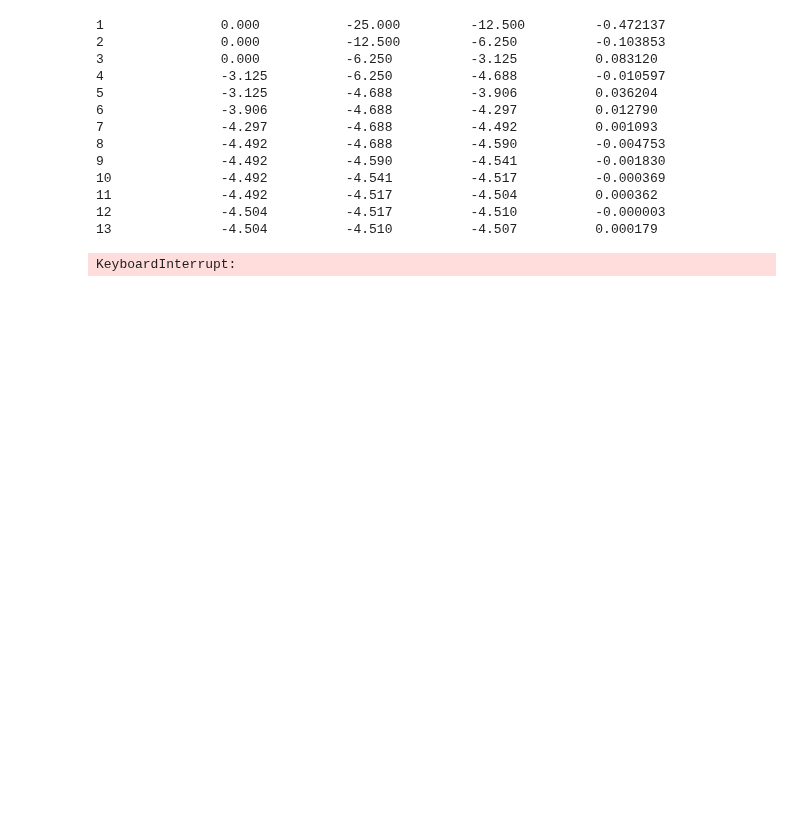
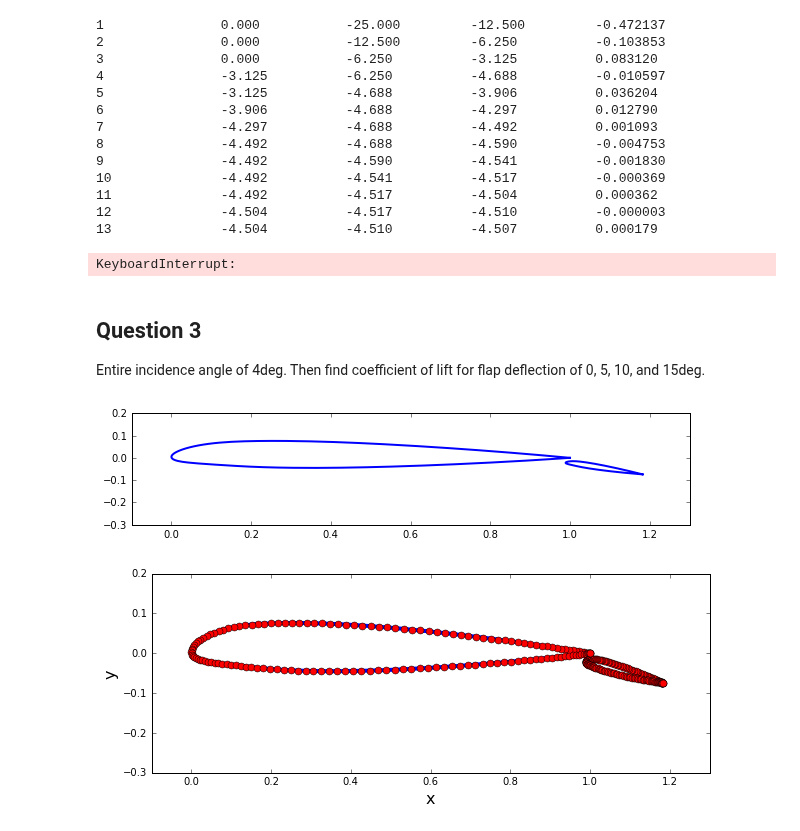
Before and after one commit to lpgleaves/mae6226-workspace, a Jupyter notebook: assignment-03-part-2.ipynb, the cells around one changed output. Cells and saved outputs as stored; diff of their text form; code cells hidden in the pictures; blank space fills up the shorter version.

```diff
--- a/assignment-03-part-2.ipynb
+++ b/assignment-03-part-2.ipynb
@@ -338,7 +338,6 @@ while c > 0.001:
 
     for panel in panels:
         lift -= panel.cp * panel.length * math.sin(panel.beta)
-        drag += panel.cp * panel.length * math.cos(panel.beta)
 
     print(str(run) + '\t\t%.3f\t\t%.3f\t\t%.3f\t\t%.6f' % (value1, value2, midpoint, lift))
 
@@ -369,3 +368,65 @@ run             value1          value2          testpoint       test-lift
 12              -4.504          -4.517          -4.510          -0.000003
 13              -4.504          -4.510          -4.507          0.000179
 KeyboardInterrupt:
+# %% [markdown]
+## Question 3
+
+Entire incidence angle of 4deg. Then find coefficient of lift for flap deflection of 0, 5, 10, and 15deg.
+# %%
+# picking up some x and y values
+mainfoilpath = os.path.join('resources','NACA23012_MainFoil.csv')
+with open (mainfoilpath, 'r') as file_name:
+    xmain, ymain = numpy.loadtxt(file_name, dtype=float, delimiter=',', unpack=True)
+
+flapfoilpath = os.path.join('resources','NACA23012_FlapFoil.csv')
+with open (flapfoilpath, 'r') as file_name:
+    xflap, yflap = numpy.loadtxt(file_name, dtype=float, delimiter=',', unpack=True)
+
+alpha = 4
+u_inf = 1
+freestream = Freestream(u_inf, alpha)
+
+theta = 15
+xc, yc = 1.03, -0.054
+xflap, yflap = theta_transform(xflap, yflap, xc, yc, theta)
+
+mainpanels = cam_define_panels(xmain,ymain,len(xmain)-1)
+flappanels = cam_define_panels(xflap,yflap,len(xflap)-1)
+panels = numpy.concatenate((mainpanels, flappanels), axis=0)
+
+A, At = build_matrix(panels)
+
+
+xa, xz, ya, yz = -0.1, 1.3, -0.3, 0.2
+
+pyplot.figure(figsize=(10,2))
+pyplot.plot(xmain, ymain, xflap, yflap,  color='b', linestyle='-', linewidth=2)
+pyplot.xlim(xa, xz)
+pyplot.ylim(ya, yz);
+
+# and plot this
+width = 10
+pyplot.figure(figsize=(width, width))
+pyplot.xlabel('x', fontsize=16)
+pyplot.ylabel('y', fontsize=16)
+pyplot.plot(xmain, ymain, xflap, yflap, color='b', linestyle='-', linewidth=4)
+pyplot.plot(numpy.append([panel.xa for panel in panels], panels[0].xa),
+            numpy.append([panel.ya for panel in panels], panels[0].ya),
+            linestyle='-', linewidth=0, marker='o', markersize=7, color='r')
+pyplot.axis('scaled', adjustable='box')
+pyplot.xlim(xa, xz)
+pyplot.ylim(ya, yz);
+
+# Get our scaling right for the plots
+val_x, val_y = 2.0, 4.0
+x_min, x_max = numpy.min( [panel.xa for panel in mainpanels] ), numpy.max( [panel.xa for panel in flappanels] )
+y_min, y_max = numpy.min( [panel.ya for panel in flappanels] ), numpy.max( [panel.ya for panel in mainpanels] )
+x_start, x_end = x_min-val_x*(x_max-x_min), x_max+val_x*(x_max-x_min)
+y_start, y_end = y_min-val_y*(y_max-y_min), y_max+val_y*(y_max-y_min)
+
+# Create our meshgrid for the plots
+N = len(xmain)-1
+x, y, X, Y = makemesh(N, x_start, x_end, y_start, y_end)
+# %% [output]
+[figure, added]
+[figure, added]
```
Also changed, not shown: parts of 6 cells of this notebook.
